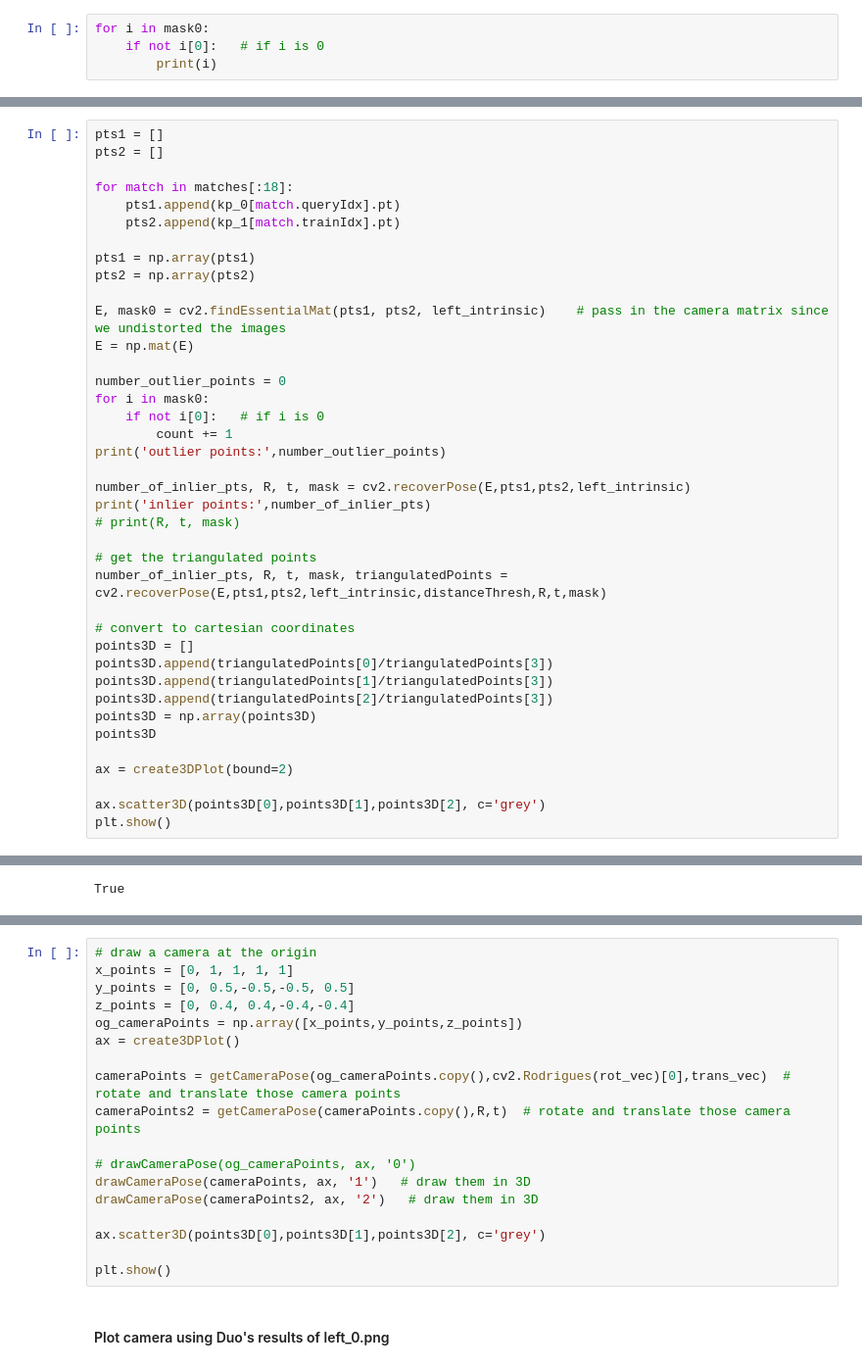
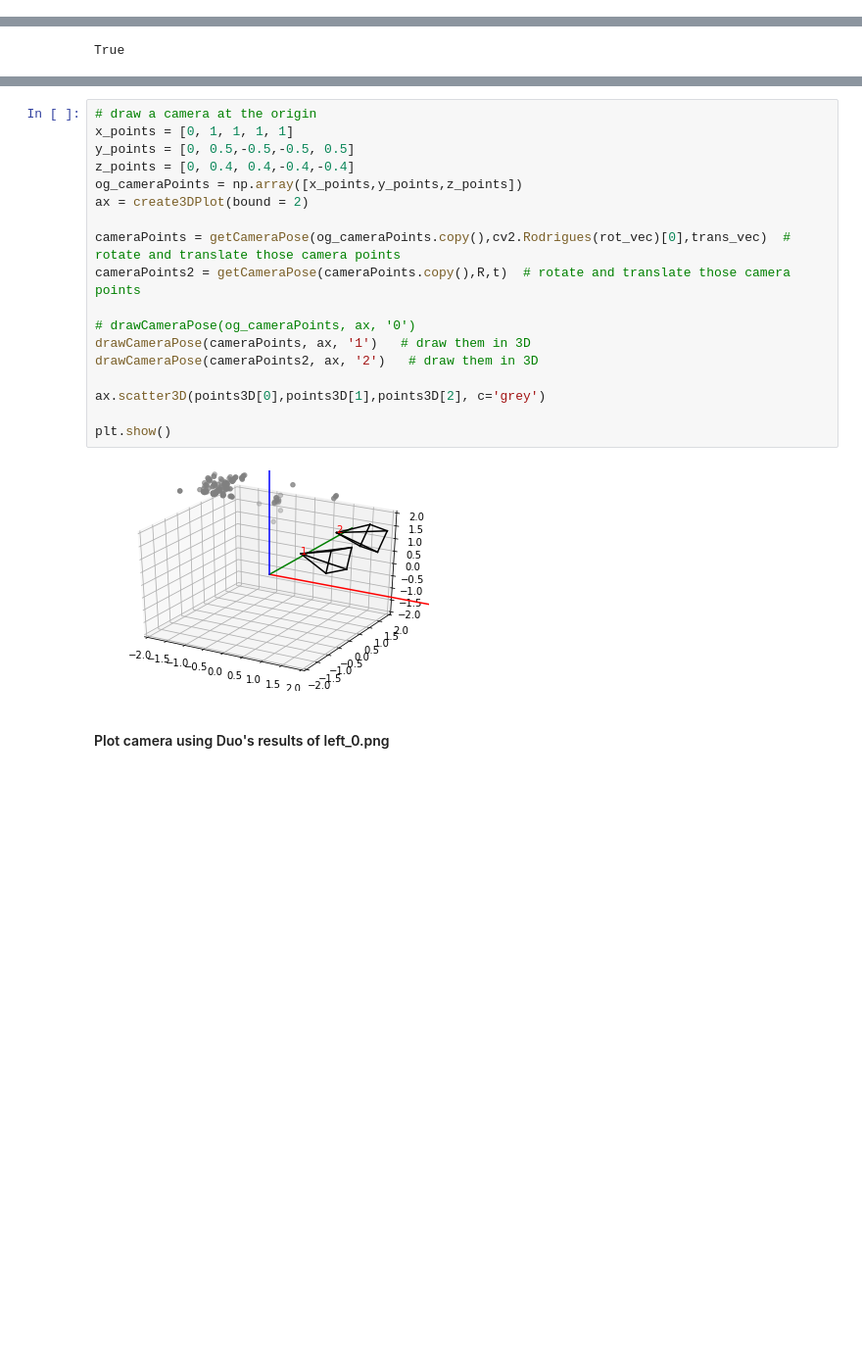
Before and after one commit to eshangaur/Perception-in-Robotics, a Jupyter notebook: project_2b/code/task_7/task_7.ipynb, the cells around one changed output, grey strips where cells are left out. Shown: that part at 98% size. Saved outputs shown, nothing was run; the diff lists cells and outputs as text; blank space fills up the shorter version.

```diff
--- a/project_2b/code/task_7/task_7.ipynb
+++ b/project_2b/code/task_7/task_7.ipynb
@@ -147,4 +138,0 @@ Essential Matrix:
-# %%
-for i in mask0:
-    if not i[0]:   # if i is 0
-        print(i)
@@ -310,39 +323,0 @@ plt.show()
-# %%
-pts1 = []
-pts2 = []
-
-for match in matches[:18]:
-    pts1.append(kp_0[match.queryIdx].pt)
-    pts2.append(kp_1[match.trainIdx].pt)
-
-pts1 = np.array(pts1)
-pts2 = np.array(pts2)
-
-E, mask0 = cv2.findEssentialMat(pts1, pts2, left_intrinsic)    # pass in the camera matrix since we undistorted the images
-E = np.mat(E)
-
-number_outlier_points = 0
-for i in mask0:
-    if not i[0]:   # if i is 0
-        count += 1
-print('outlier points:',number_outlier_points)
-
-number_of_inlier_pts, R, t, mask = cv2.recoverPose(E,pts1,pts2,left_intrinsic)
-print('inlier points:',number_of_inlier_pts)
-# print(R, t, mask)
-
-# get the triangulated points
-number_of_inlier_pts, R, t, mask, triangulatedPoints = cv2.recoverPose(E,pts1,pts2,left_intrinsic,distanceThresh,R,t,mask)
-
-# convert to cartesian coordinates
-points3D = []
-points3D.append(triangulatedPoints[0]/triangulatedPoints[3])
-points3D.append(triangulatedPoints[1]/triangulatedPoints[3])
-points3D.append(triangulatedPoints[2]/triangulatedPoints[3])
-points3D = np.array(points3D)
-points3D
-
-ax = create3DPlot(bound=2)
-
-ax.scatter3D(points3D[0],points3D[1],points3D[2], c='grey')
-plt.show()
@@ -374,21 +350,23 @@ True
 # %%
 # draw a camera at the origin
 x_points = [0, 1, 1, 1, 1]
 y_points = [0, 0.5,-0.5,-0.5, 0.5]
 z_points = [0, 0.4, 0.4,-0.4,-0.4]
 og_cameraPoints = np.array([x_points,y_points,z_points])
-ax = create3DPlot()
+ax = create3DPlot(bound = 2)
 
 cameraPoints = getCameraPose(og_cameraPoints.copy(),cv2.Rodrigues(rot_vec)[0],trans_vec)  # rotate and translate those camera points
 cameraPoints2 = getCameraPose(cameraPoints.copy(),R,t)  # rotate and translate those camera points
 
 # drawCameraPose(og_cameraPoints, ax, '0')
 drawCameraPose(cameraPoints, ax, '1')   # draw them in 3D
 drawCameraPose(cameraPoints2, ax, '2')   # draw them in 3D
 
 ax.scatter3D(points3D[0],points3D[1],points3D[2], c='grey')
 
 plt.show()
+# %% [output]
+[figure, added]
 # %% [markdown]
 #### Plot camera using Duo's results of left_0.png
 # %%
```
Also changed, not shown: parts of 23 cells of this notebook, 8 other files.
